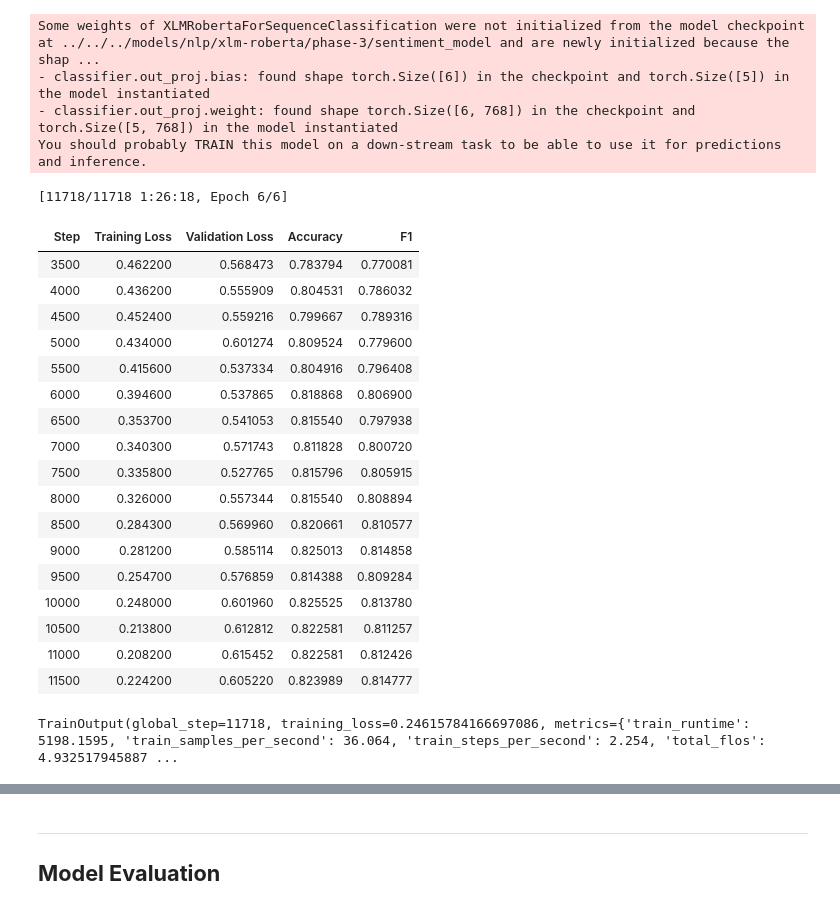
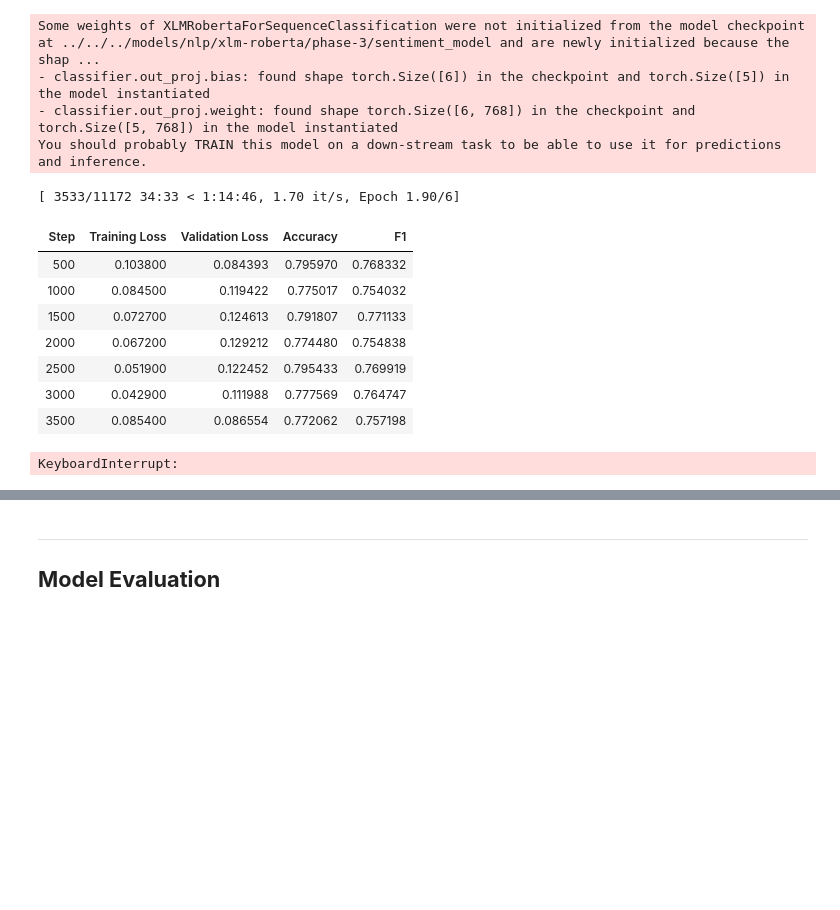
Before and after one commit to majiinB/Heron-wellnest-ml-model, a Jupyter notebook: notebooks/nlp/xlm-roberta/xlm-roberta-phase-2.ipynb, the cells around one changed output, grey strips where cells are left out. Cells and saved outputs as stored; diff of their text form; code cells hidden in the pictures; blank space fills up the shorter version.

Commit message:
added focal loss to weighted trainer

```diff
--- a/notebooks/nlp/xlm-roberta/xlm-roberta-phase-2.ipynb
+++ b/notebooks/nlp/xlm-roberta/xlm-roberta-phase-2.ipynb
@@ -561,9 +658,10 @@ class FocalLoss(nn.Module):
 #### **b. Weighted Trainer**
 # %%
 class WeightedTrainer(Trainer):
-    def __init__(self, class_weights=None, *args, **kwargs):
+    def __init__(self, class_weights=None, loss_fn=None, *args, **kwargs):
         super().__init__(*args, **kwargs)
         self.class_weights = class_weights
+        self.loss_fn = loss_fn  # can be CrossEntropyLoss, FocalLoss, etc.
 
     def compute_loss(self, model, inputs, return_outputs=False, **kwargs):
         labels = inputs.get("labels")
@@ -571,9 +669,15 @@ class WeightedTrainer(Trainer):
         logits = outputs.get("logits")
         labels = labels.to(logits.device)
 
-        # Use CrossEntropyLoss with class weights
-        loss_fct = nn.CrossEntropyLoss(weight=self.class_weights.to(logits.device) if self.class_weights is not None else None)
-        loss = loss_fct(logits, labels)
+        # If loss_fn provided, use it
+        if self.loss_fn is not None:
+            loss = self.loss_fn(logits, labels)
+        else:
+            # Default: Weighted CrossEntropy
+            loss_fct = nn.CrossEntropyLoss(
+                weight=self.class_weights.to(logits.device) if self.class_weights is not None else None
+            )
+            loss = loss_fct(logits, labels)
 
         return (loss, outputs) if return_outputs else loss
 # %% [markdown]
@@ -633,9 +737,9 @@ training_args = TrainingArguments(
     save_total_limit=3,                # keep last 3 checkpoints
 
     # Optimizer
-    learning_rate=2e-5,
+    learning_rate=1e-5,
     warmup_ratio=0.1,                  # 10% warmup
-    weight_decay=0.05,                 # helps reduce overfitting
+    weight_decay=0.1,                 # helps reduce overfitting
 
     # Batch size
     per_device_train_batch_size=8,
@@ -652,53 +756,47 @@ training_args = TrainingArguments(
 
     # Misc
     dataloader_num_workers=4,
     # logging_steps=100,                 # logs every 100 steps
     # logging_dir=f"{MODEL_PATH_FINETUNE_1}/logs"
 )
 
 def custom_compute_loss(model, inputs, return_outputs=False):
     labels = inputs.get("labels")
     outputs = model(**inputs)
     logits = outputs.get("logits")
     loss_fct = CrossEntropyLoss(weight=class_weights_1)
     loss = loss_fct(logits.view(-1, model.config.num_labels), labels.view(-1))
     return (loss, outputs) if return_outputs else loss
 
+# Create focal loss with class weights
+focal_loss_fn = FocalLoss(alpha=class_weights_1, gamma=2.0, reduction="mean")
+
 trainer = WeightedTrainer(
     model=model,
     args=training_args,
     train_dataset=dataset["train"],
     eval_dataset=dataset["validation"],  # <-- use validation here
     tokenizer=tokenizer,
     compute_metrics=compute_metrics,
     # callbacks=[EarlyStoppingCallback(early_stopping_patience=2)],
-    class_weights=class_weights_1
+    class_weights=class_weights_1,
+    loss_fn=focal_loss_fn
 )
 
 last_checkpoint = get_last_checkpoint(MODEL_PATH_FINETUNE)
 
 trainer.train(resume_from_checkpoint=last_checkpoint if last_checkpoint else None)
 # %% [output]
-[11718/11718 1:26:18, Epoch 6/6]
+[ 3533/11172 34:33 < 1:14:46, 1.70 it/s, Epoch 1.90/6]
 | Step | Training Loss | Validation Loss | Accuracy | F1 |
-| 3500 | 0.462200 | 0.568473 | 0.783794 | 0.770081 |
-| 4000 | 0.436200 | 0.555909 | 0.804531 | 0.786032 |
-| 4500 | 0.452400 | 0.559216 | 0.799667 | 0.789316 |
-| 5000 | 0.434000 | 0.601274 | 0.809524 | 0.779600 |
-| 5500 | 0.415600 | 0.537334 | 0.804916 | 0.796408 |
-| 6000 | 0.394600 | 0.537865 | 0.818868 | 0.806900 |
-| 6500 | 0.353700 | 0.541053 | 0.815540 | 0.797938 |
-| 7000 | 0.340300 | 0.571743 | 0.811828 | 0.800720 |
-| 7500 | 0.335800 | 0.527765 | 0.815796 | 0.805915 |
-| 8000 | 0.326000 | 0.557344 | 0.815540 | 0.808894 |
-| 8500 | 0.284300 | 0.569960 | 0.820661 | 0.810577 |
-| 9000 | 0.281200 | 0.585114 | 0.825013 | 0.814858 |
-| 9500 | 0.254700 | 0.576859 | 0.814388 | 0.809284 |
-| 10000 | 0.248000 | 0.601960 | 0.825525 | 0.813780 |
-| 10500 | 0.213800 | 0.612812 | 0.822581 | 0.811257 |
-| 11000 | 0.208200 | 0.615452 | 0.822581 | 0.812426 |
-| 11500 | 0.224200 | 0.605220 | 0.823989 | 0.814777 |
+| 500 | 0.103800 | 0.084393 | 0.795970 | 0.768332 |
+| 1000 | 0.084500 | 0.119422 | 0.775017 | 0.754032 |
+| 1500 | 0.072700 | 0.124613 | 0.791807 | 0.771133 |
+| 2000 | 0.067200 | 0.129212 | 0.774480 | 0.754838 |
+| 2500 | 0.051900 | 0.122452 | 0.795433 | 0.769919 |
+| 3000 | 0.042900 | 0.111988 | 0.777569 | 0.764747 |
+| 3500 | 0.085400 | 0.086554 | 0.772062 | 0.757198 |
-TrainOutput(global_step=11718, training_loss=0.24615784166697086, metrics={'train_runtime': 5198.1595, 'train_samples_per_second': 36.064, 'train_steps_per_second': 2.254, 'total_flos': 4.932517945887 ...
+KeyboardInterrupt:
 # %%
 # Save model and tokenizer
 model.save_pretrained(MODEL_PATH_MODEL)
```
Also changed, not shown: parts of 8 cells of this notebook, 3 other files.
